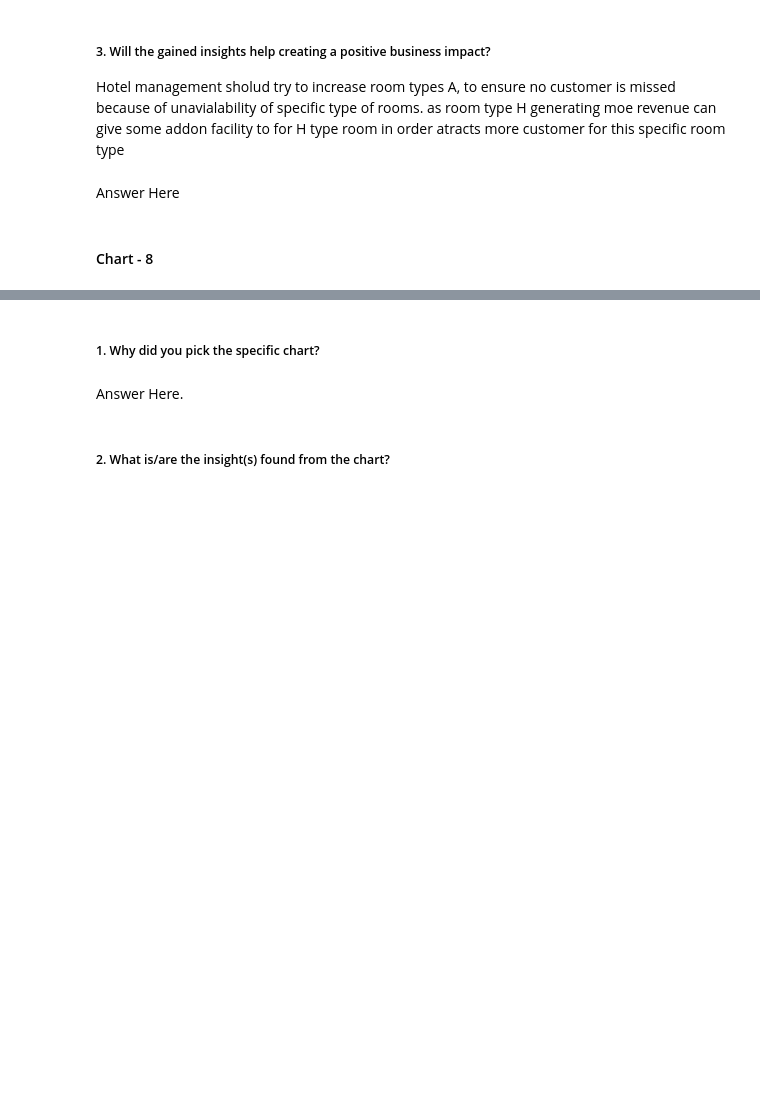
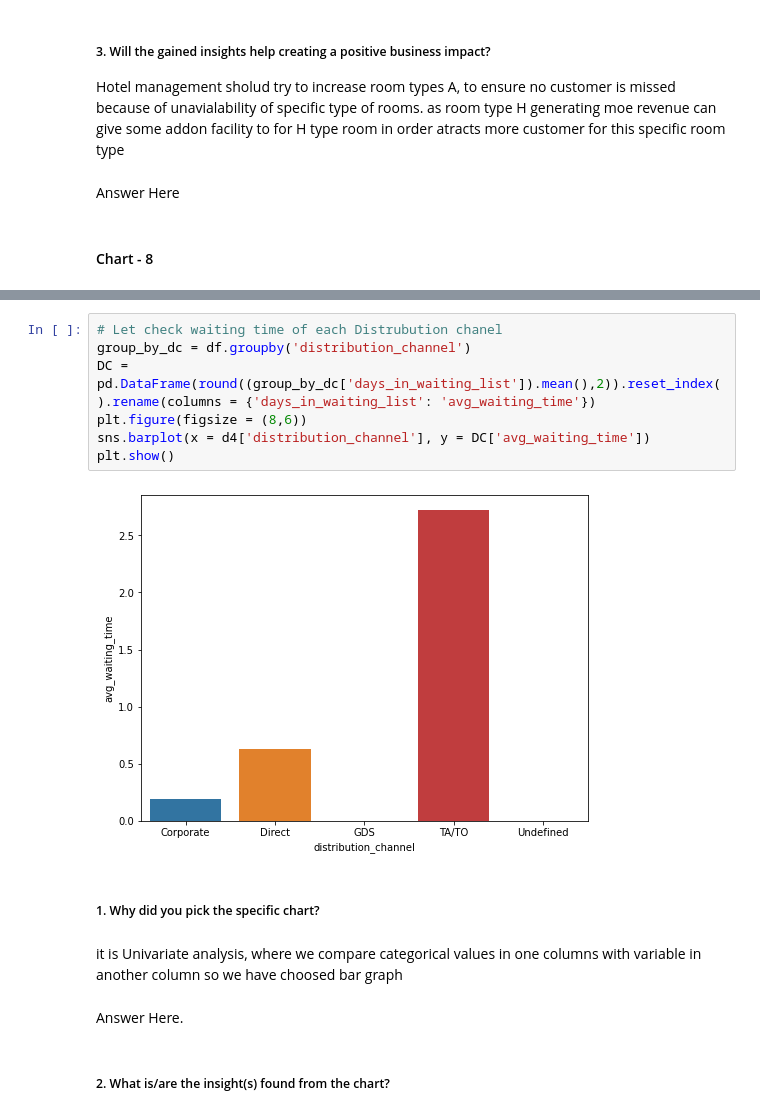
Before and after one commit to Udaya12692/Capstone-priject-Hotel-booking-, a Jupyter notebook: EDA_Hotel_Booking_Analysis_Final.ipynb, the cells around one changed output, grey strips where cells are left out. Drawn from its saved outputs; the diff is of its cells as text; blank space fills up the shorter version.

```diff
--- a/EDA_Hotel_Booking_Analysis_Final.ipynb
+++ b/EDA_Hotel_Booking_Analysis_Final.ipynb
@@ -474,8 +529,19 @@ plt.pie(sizes, explode=explode,labels=labels, colors=colors, autopct='%1.1f%%',s
   Text(0.005943263749076708, 0.8999803762393983, '0.2%'),
   Text(5.851608941336252e-05, 1.3999999987770955, '0.0%')])
 [figure]
+# %%
+# Let check waiting time of each Distrubution chanel
+group_by_dc = df.groupby('distribution_channel')
+DC = pd.DataFrame(round((group_by_dc['days_in_waiting_list']).mean(),2)).reset_index().rename(columns = {'days_in_waiting_list': 'avg_waiting_time'})
+plt.figure(figsize = (8,6))
+sns.barplot(x = d4['distribution_channel'], y = DC['avg_waiting_time'])
+plt.show()
+# %% [output]
+[figure, added]
 # %% [markdown]
 ##### 1. Why did you pick the specific chart?
+# %% [markdown]
+it is Univariate analysis, where we compare categorical values  in one columns with variable in another column so we have choosed bar graph
 # %% [markdown]
 Answer Here.
 # %% [markdown]
```
Also changed, not shown: parts of 10 cells of this notebook.
